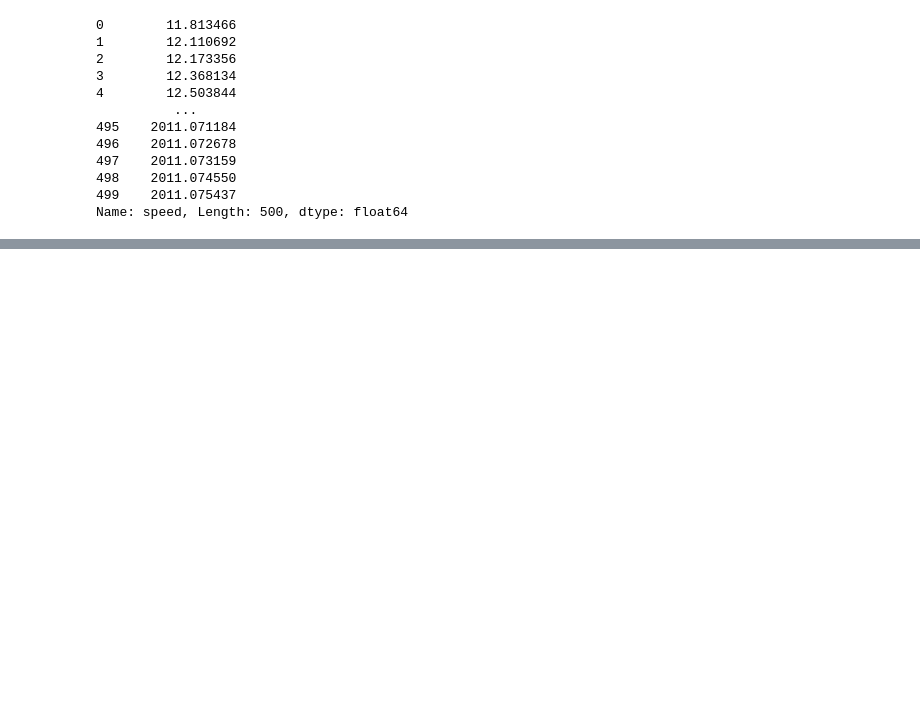
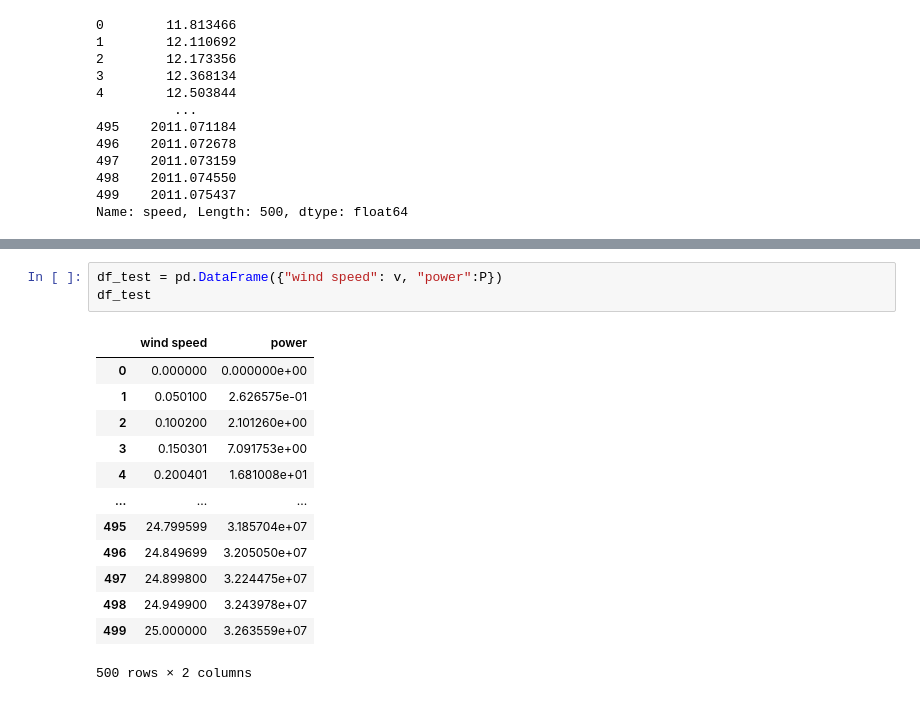
Before and after one commit to PaulSweeney89/FDA-Project2020, a Jupyter notebook: windpower.ipynb, the cells around one changed output, grey strips where cells are left out. Drawn from its saved outputs; the diff is of its cells as text; blank space fills up the shorter version.

```diff
--- a/windpower.ipynb
+++ b/windpower.ipynb
@@ -85,0 +168,17 @@ sns.scatterplot(x=df["speed"], y=P_u)
+# %%
+df_test = pd.DataFrame({"wind speed": v, "power":P})
+df_test
+# %% [output]
+|  | wind speed | power |
+| 0 | 0.000000 | 0.000000e+00 |
+| 1 | 0.050100 | 2.626575e-01 |
+| 2 | 0.100200 | 2.101260e+00 |
+| 3 | 0.150301 | 7.091753e+00 |
+| 4 | 0.200401 | 1.681008e+01 |
+| ... | ... | ... |
+| 495 | 24.799599 | 3.185704e+07 |
+| 496 | 24.849699 | 3.205050e+07 |
+| 497 | 24.899800 | 3.224475e+07 |
+| 498 | 24.949900 | 3.243978e+07 |
+| 499 | 25.000000 | 3.263559e+07 |
+500 rows × 2 columns
```
Also changed, not shown: parts of 9 cells of this notebook, 1 other file.
